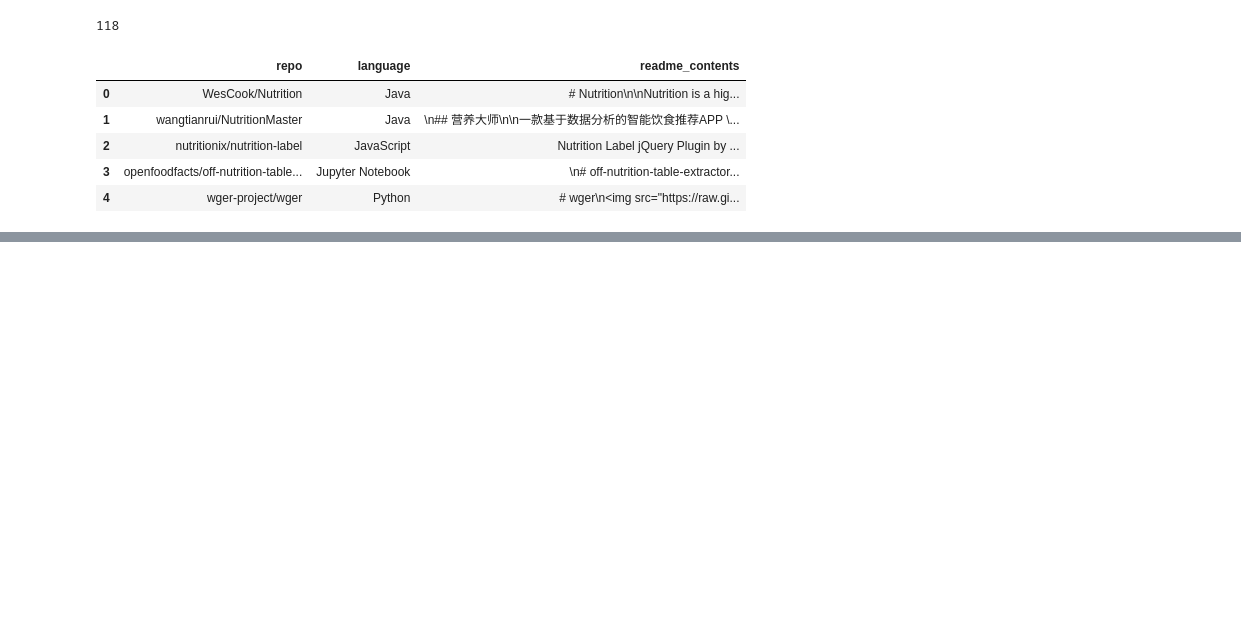
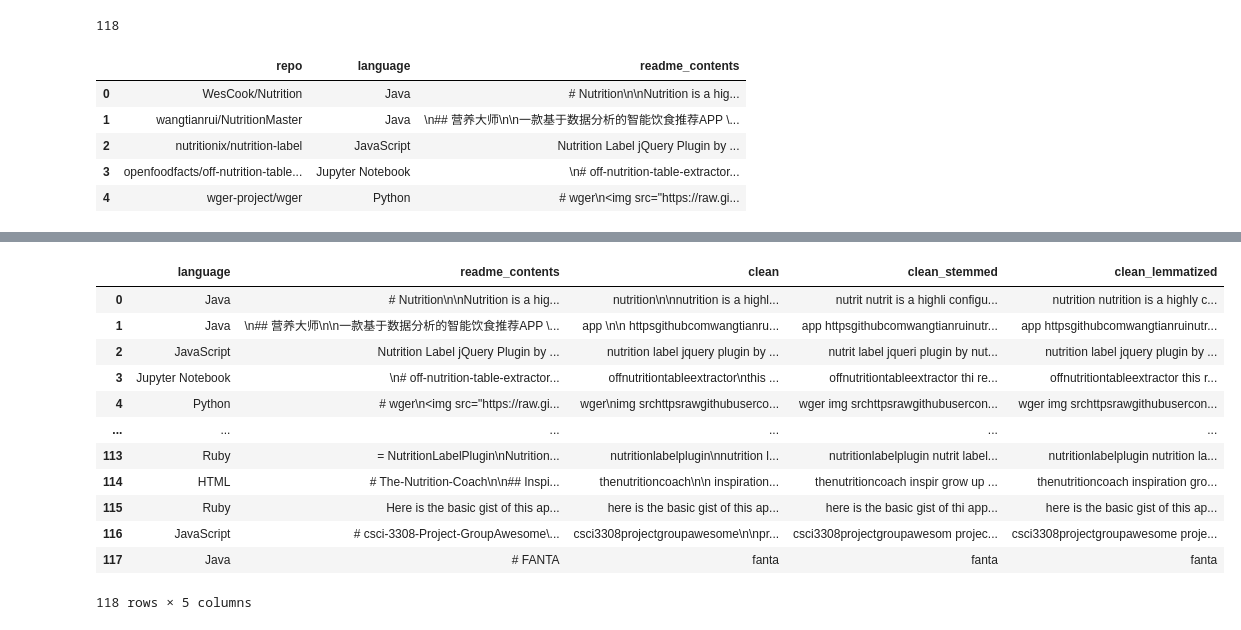
Before and after one commit to Christian-Kristine-Kan-Scott/nlp_project, a Jupyter notebook: prepare.ipynb, the cells around one changed output, grey strips where cells are left out. Cells and saved outputs as stored; diff of their text form; code cells hidden in the pictures; blank space fills up the shorter version.

Commit message:
p nb: got lemmatized, stemmed, clean data and output to csv, p py: removed some useless code

```diff
--- a/prepare.ipynb
+++ b/prepare.ipynb
@@ -52,0 +66,5 @@ a.head()
+# %%
+nutrition_repos = a.copy()
+# %%
+nutrition_repos["clean"] = nutrition_repos["readme_contents"].apply(p.basic_clean)
+nutrition_repos
@@ -52,0 +85,3 @@ a.head()
+# %%
+nutrition_repos["clean"] = nutrition_repos["clean"].apply(p.tokenize)
+nutrition_repos
@@ -52,0 +102,3 @@ a.head()
+# %%
+nutrition_repos["clean_stemmed"] = nutrition_repos["clean"].apply(p.stem)
+nutrition_repos
@@ -52,0 +119,17 @@ a.head()
+# %%
+nutrition_repos["clean_lemmatized"] = nutrition_repos["clean"].apply(p.lemmatize)
+nutrition_repos
+# %% [output]
+|  | language | readme_contents | clean | clean_stemmed | clean_lemmatized |
+| 0 | Java | # Nutrition\n\nNutrition is a hig... | nutrition\n\nnutrition is a highl... | nutrit nutrit is a highli configu... | nutrition nutrition is a highly c... |
+| 1 | Java | \n## 营养大师\n\n一款基于数据分析的智能饮食推荐APP \... | app \n\n httpsgithubcomwangtianru... | app httpsgithubcomwangtianruinutr... | app httpsgithubcomwangtianruinutr... |
+| 2 | JavaScript | Nutrition Label jQuery Plugin by ... | nutrition label jquery plugin by ... | nutrit label jqueri plugin by nut... | nutrition label jquery plugin by ... |
+| 3 | Jupyter Notebook | \n# off-nutrition-table-extractor... | offnutritiontableextractor\nthis ... | offnutritiontableextractor thi re... | offnutritiontableextractor this r... |
+| 4 | Python | ﻿# wger\n<img src="https://raw.gi... | wger\nimg srchttpsrawgithubuserco... | wger img srchttpsrawgithubusercon... | wger img srchttpsrawgithubusercon... |
+| ... | ... | ... | ... | ... | ... |
+| 113 | Ruby | = NutritionLabelPlugin\nNutrition... | nutritionlabelplugin\nnutrition l... | nutritionlabelplugin nutrit label... | nutritionlabelplugin nutrition la... |
+| 114 | HTML | # The-Nutrition-Coach\n\n## Inspi... | thenutritioncoach\n\n inspiration... | thenutritioncoach inspir grow up ... | thenutritioncoach inspiration gro... |
+| 115 | Ruby | Here is the basic gist of this ap... | here is the basic gist of this ap... | here is the basic gist of thi app... | here is the basic gist of this ap... |
+| 116 | JavaScript | # csci-3308-Project-GroupAwesome\... | csci3308projectgroupawesome\n\npr... | csci3308projectgroupawesom projec... | csci3308projectgroupawesome proje... |
+| 117 | Java | # FANTA | fanta | fanta | fanta |
+118 rows × 5 columns
```
Also changed, not shown: parts of 7 cells of this notebook, 1 other file.
